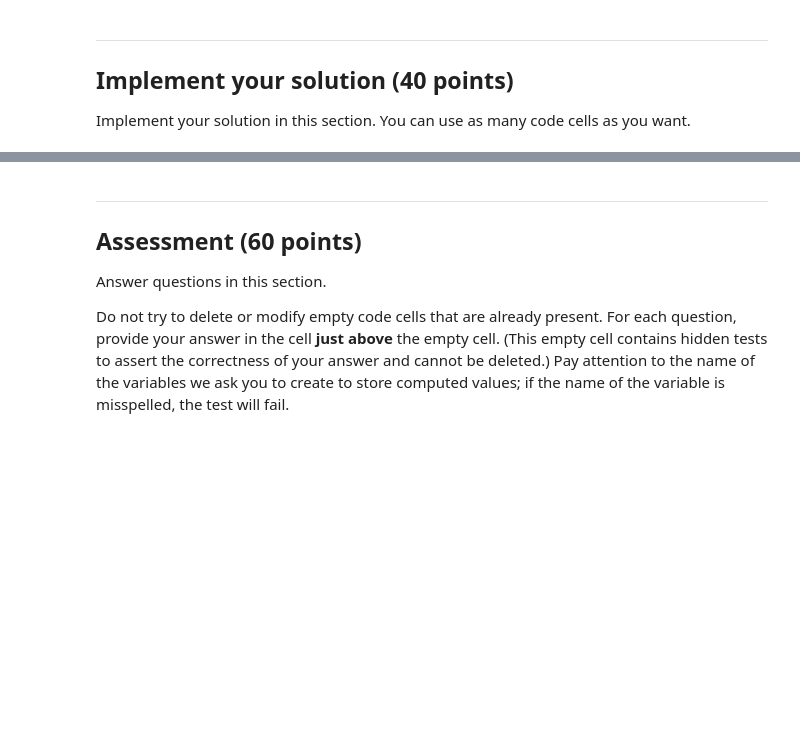
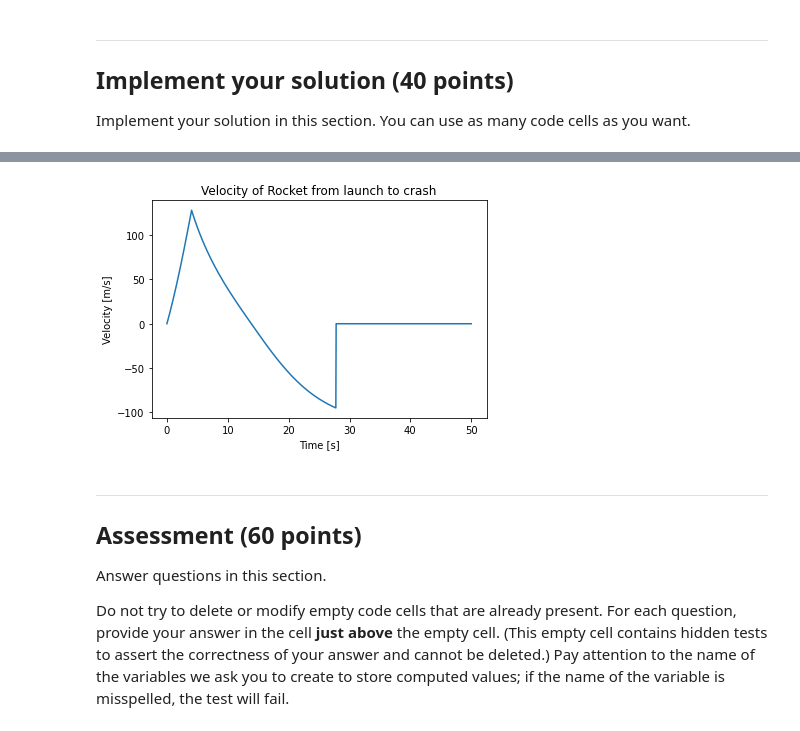
Before and after one commit to MAE6286/hw-1-lmkaidel13, a Jupyter notebook: Rocket_Assignment.ipynb, the cells around one changed output, grey strips where cells are left out. Saved outputs shown, nothing was run; the diff lists cells and outputs as text; code cells hidden in the pictures; blank space fills up the shorter version.

```diff
--- a/Rocket_Assignment.ipynb
+++ b/Rocket_Assignment.ipynb
@@ -70,3 +207,10 @@ raise NotImplementedError()
+# %%
+pyplot.plot(t[:],sol[:,1])
+pyplot.xlabel('Time [s]')
+pyplot.ylabel('Velocity [m/s]')
+pyplot.title('Velocity of Rocket from launch to crash');
+# %% [output]
+[figure, added]
 # %% [markdown]
 ---
 
```
Also changed, not shown: parts of 36 cells of this notebook.
